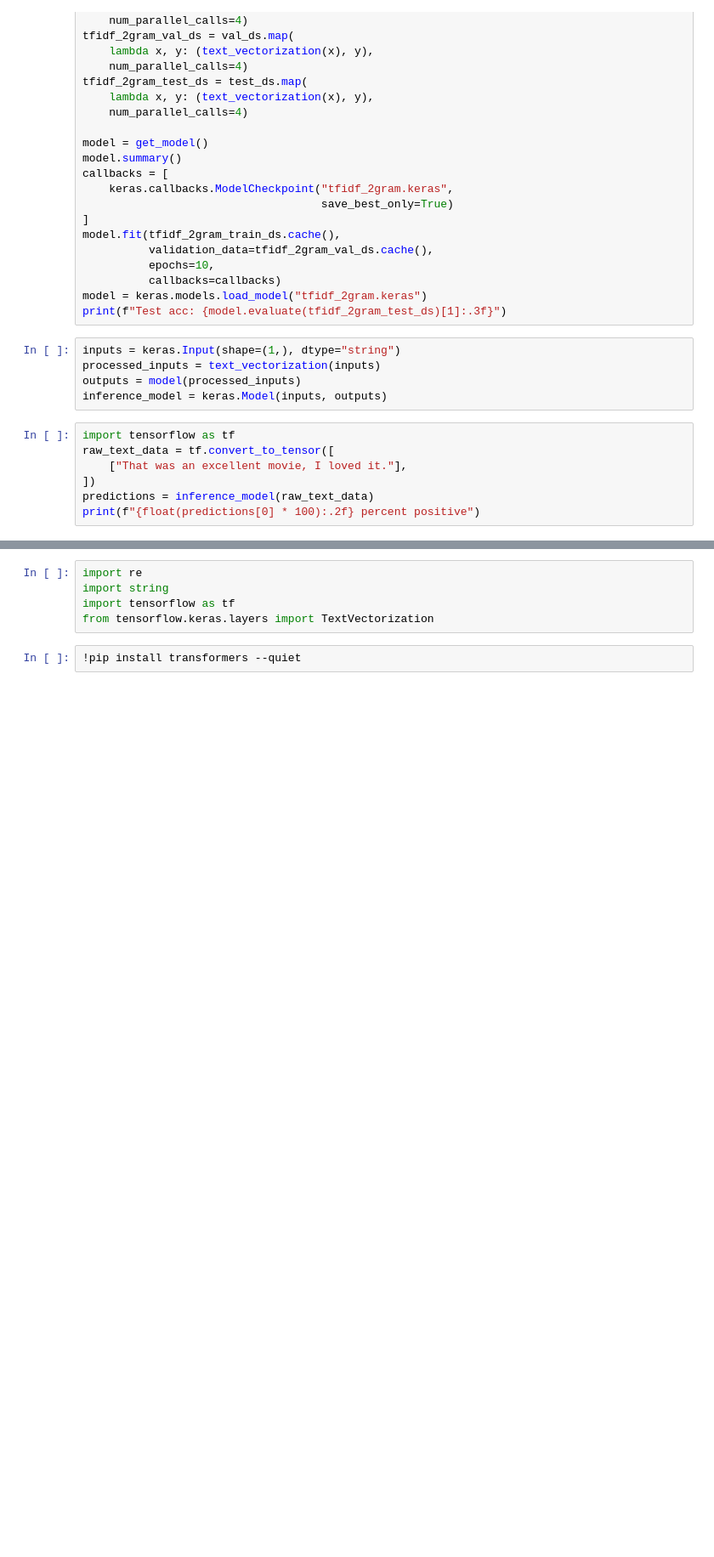
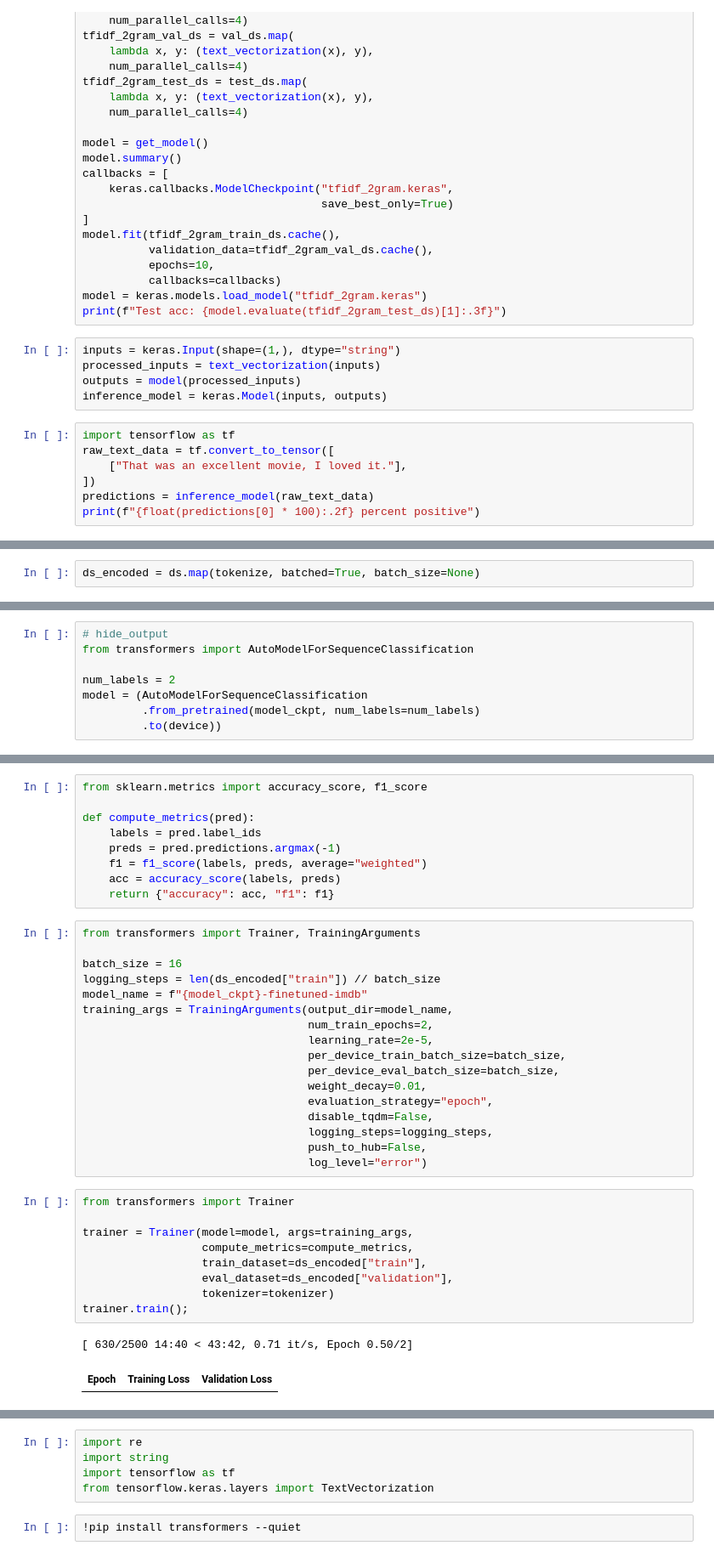
Before and after one commit to micheusch/sagemaker, a Jupyter notebook: imdb_nlp.ipynb, the cells around one changed output, grey strips where cells are left out. Shown at 85% size. Drawn from its saved outputs; the diff is of its cells as text; blank space fills up the shorter version.

```diff
--- a/imdb_nlp.ipynb
+++ b/imdb_nlp.ipynb
@@ -482,0 +545,2 @@ print(f"{float(predictions[0] * 100):.2f} percent positive")
+# %%
+ds_encoded = ds.map(tokenize, batched=True, batch_size=None)
@@ -482,0 +607,8 @@ print(f"{float(predictions[0] * 100):.2f} percent positive")
+# %%
+# hide_output
+from transformers import AutoModelForSequenceClassification
+
+num_labels = 2
+model = (AutoModelForSequenceClassification
+         .from_pretrained(model_ckpt, num_labels=num_labels)
+         .to(device))
@@ -483 +621,39 @@ print(f"{float(predictions[0] * 100):.2f} percent positive")
+# %%
+from sklearn.metrics import accuracy_score, f1_score
+
+def compute_metrics(pred):
+    labels = pred.label_ids
+    preds = pred.predictions.argmax(-1)
+    f1 = f1_score(labels, preds, average="weighted")
+    acc = accuracy_score(labels, preds)
+    return {"accuracy": acc, "f1": f1}
+# %%
+from transformers import Trainer, TrainingArguments
+
+batch_size = 16
+logging_steps = len(ds_encoded["train"]) // batch_size
+model_name = f"{model_ckpt}-finetuned-imdb"
+training_args = TrainingArguments(output_dir=model_name,
+                                  num_train_epochs=2,
+                                  learning_rate=2e-5,
+                                  per_device_train_batch_size=batch_size,
+                                  per_device_eval_batch_size=batch_size,
+                                  weight_decay=0.01,
+                                  evaluation_strategy="epoch",
+                                  disable_tqdm=False,
+                                  logging_steps=logging_steps,
+                                  push_to_hub=False,
+                                  log_level="error")
+# %%
+from transformers import Trainer
+
+trainer = Trainer(model=model, args=training_args,
+                  compute_metrics=compute_metrics,
+                  train_dataset=ds_encoded["train"],
+                  eval_dataset=ds_encoded["validation"],
+                  tokenizer=tokenizer)
+trainer.train();
+# %% [output]
+[ 630/2500 14:40 < 43:42, 0.71 it/s, Epoch 0.50/2]
+| Epoch | Training Loss | Validation Loss |
 # %% [markdown]
```
Also changed, not shown: parts of 42 cells of this notebook.
